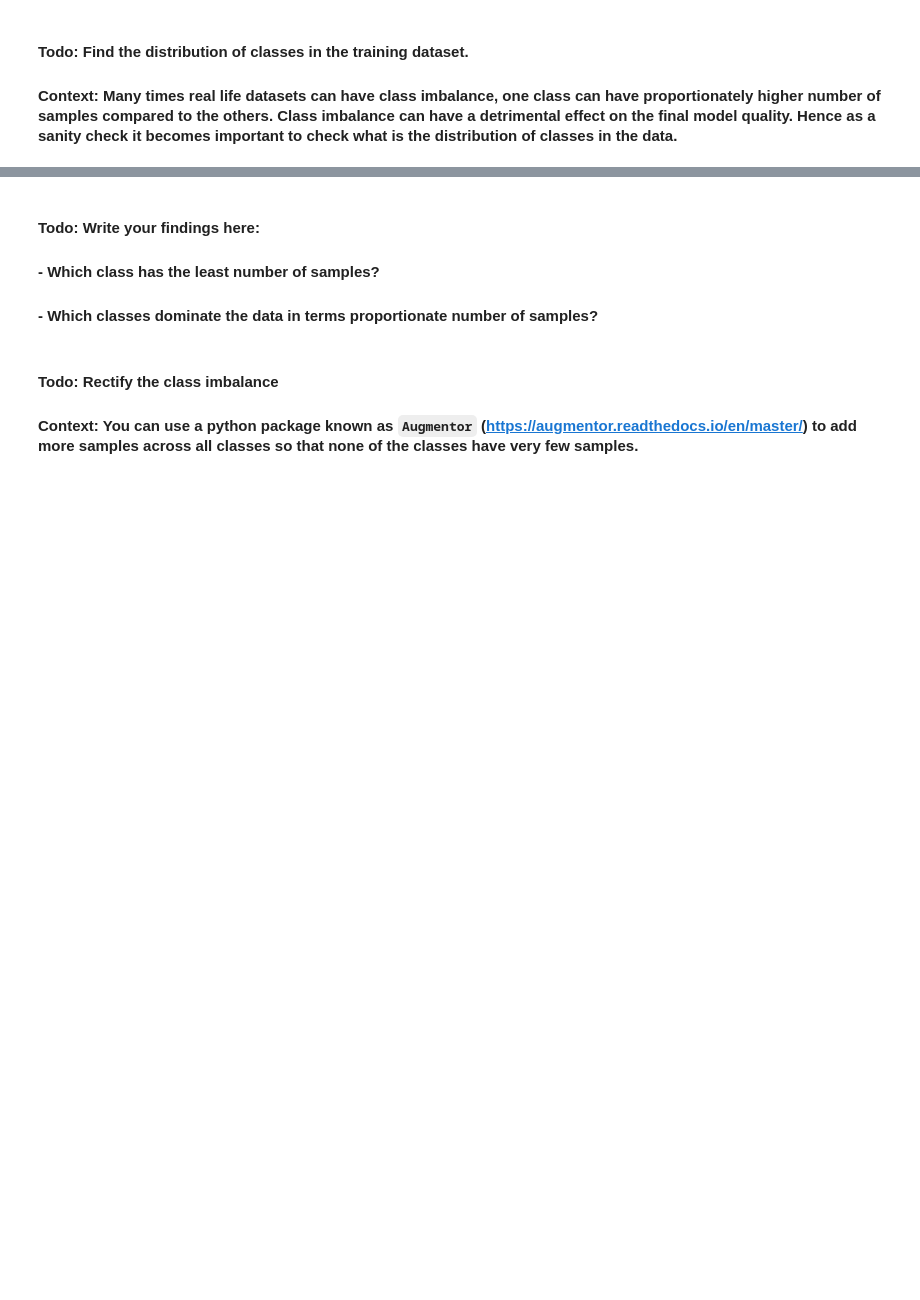
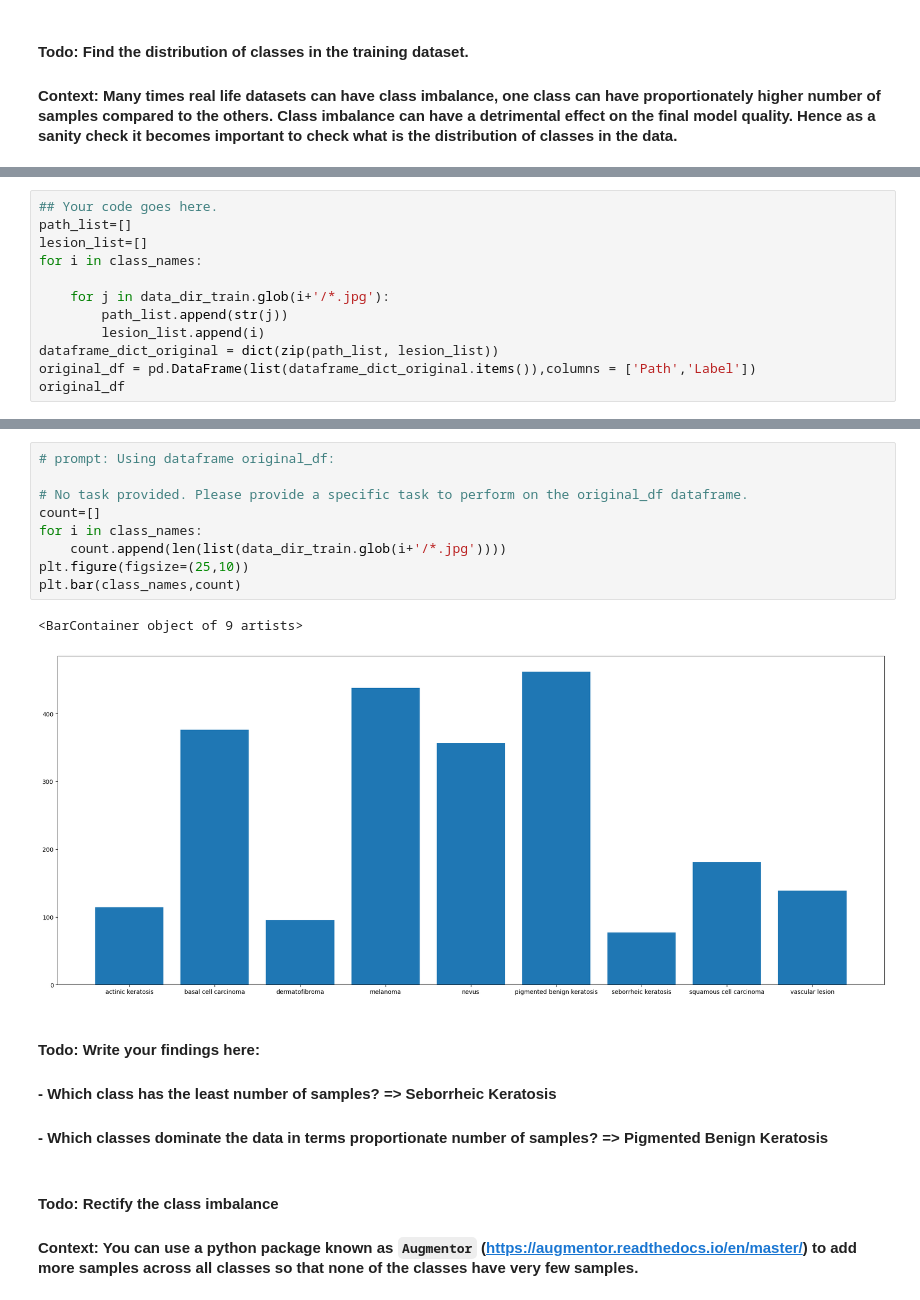
Before and after one commit to tankhuu/MelanomaDetection, a Jupyter notebook: CNN_Skin_Cancer.ipynb, the cells around one changed output, grey strips where cells are left out. Saved outputs shown, nothing was run; the diff lists cells and outputs as text; blank space fills up the shorter version.

```diff
--- a/CNN_Skin_Cancer.ipynb
+++ b/CNN_Skin_Cancer.ipynb
@@ -319,0 +418,12 @@ plt.show()
+# %%
+## Your code goes here.
+path_list=[]
+lesion_list=[]
+for i in class_names:
+
+    for j in data_dir_train.glob(i+'/*.jpg'):
+        path_list.append(str(j))
+        lesion_list.append(i)
+dataframe_dict_original = dict(zip(path_list, lesion_list))
+original_df = pd.DataFrame(list(dataframe_dict_original.items()),columns = ['Path','Label'])
+original_df
@@ -320,7 +445,19 @@ plt.show()
+# %%
+# prompt: Using dataframe original_df:
+
+# No task provided. Please provide a specific task to perform on the original_df dataframe.
+count=[]
+for i in class_names:
+    count.append(len(list(data_dir_train.glob(i+'/*.jpg'))))
+plt.figure(figsize=(25,10))
+plt.bar(class_names,count)
+# %% [output]
+<BarContainer object of 9 artists>
+[figure, added]
 # %% [markdown]
 #### **Todo:** Write your findings here:
-#### - Which class has the least number of samples?
-#### - Which classes dominate the data in terms proportionate number of samples?
+#### - Which class has the least number of samples? => Seborrheic Keratosis
+#### - Which classes dominate the data in terms proportionate number of samples? => Pigmented Benign Keratosis
 # %% [markdown]
 #### **Todo:** Rectify the class imbalance
 #### **Context:** You can use a python package known as `Augmentor` (https://augmentor.readthedocs.io/en/master/) to add more samples across all classes so that none of the classes have very few samples.
```
Also changed, not shown: parts of 36 cells of this notebook.
